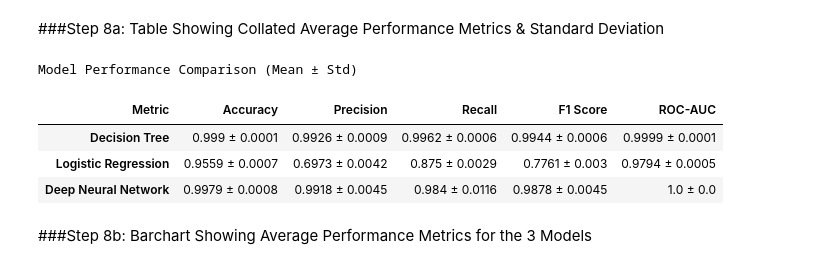
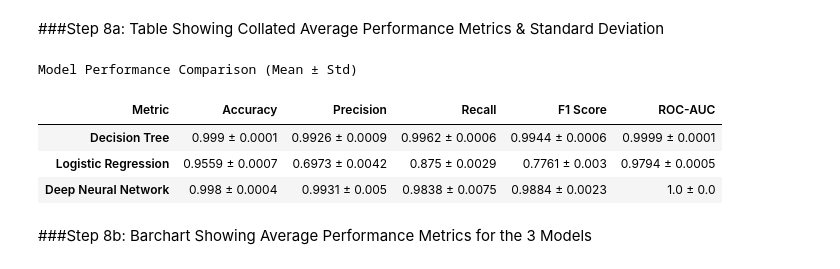
Before and after one commit to COMP3608-Group-12/Project, a Jupyter notebook: Group_12_Dataset_2.ipynb, the cells around one changed output. Cells and saved outputs as stored; diff of their text form; code cells hidden in the pictures.

```diff
--- a/Group_12_Dataset_2.ipynb
+++ b/Group_12_Dataset_2.ipynb
@@ -200,7 +200,7 @@ Confusion Matrix:
 # %% [markdown]
 ## Step 6: Deep Neural Network
 # %%
-#Runtime approx. 35mins
+#Runtime approx. 45mins
 
 #Importing relavent packages
 import tensorflow as tf
@@ -243,7 +243,8 @@ def create_dnn_model(input_dim):
 
 #K-Fold setup
 kf = StratifiedKFold(n_splits=10, shuffle=True, random_state=42)
-all_results = []
+
+dnn_fold_results = []
 
 all_y_true_dnn = []
 all_y_prob_dnn = []
@@ -270,9 +271,9 @@ for fold, (train_index, test_index) in enumerate(kf.split(X, y), 1):
 
 
     #Training Model
-    model = create_dnn_model(input_dim = X_train_resampled.shape[1])
+    model_dnn = create_dnn_model(input_dim = X_train_resampled.shape[1])
 
-    history = model.fit(
+    history = model_dnn.fit(
         X_train_resampled, y_train_resampled,
         epochs = 10,
         batch_size = 256,
@@ -281,7 +282,7 @@ for fold, (train_index, test_index) in enumerate(kf.split(X, y), 1):
     )
 
     #Predicting
-    y_prob = model.predict(X_test_scaled, verbose = 1).flatten()
+    y_prob = model_dnn.predict(X_test_scaled, verbose = 1).flatten()
 
     #The following code was executed in order to choose the best possible threshold
     # ================== THRESHOLD TUNING ==================
@@ -329,8 +330,8 @@ for fold, (train_index, test_index) in enumerate(kf.split(X, y), 1):
         'ROC-AUC': roc_auc_score(y_test, y_prob)
     }
 
-    results_df_dnn_dataset1 = pd.DataFrame({"Metric": list(results.keys()), "Value": [round(value, 4) for value in results.values()]})
-    print(results_df_dnn_dataset1)
+    results_df = pd.DataFrame({"Metric": list(results.keys()), "Value": [round(value, 4) for value in results.values()]})
+    print(results_df)
 
     print("\n Confusion Matrix:")
     print(confusion_matrix(y_test, y_pred))
@@ -340,19 +341,20 @@ for fold, (train_index, test_index) in enumerate(kf.split(X, y), 1):
 
 
     #Appending all results
-    all_results.append(results)
+    dnn_fold_results.append(results)
 
 #Tabulated Average of Results
-results_df_dnn_dataset1  = pd.DataFrame(all_results)
-avg_results_dnn_dataset1 = results_df_dnn_dataset1.mean()
-std_results_dnn_dataset1 = results_df_dnn_dataset1.std()
-final_df_dnn_dataset1    = pd.DataFrame({"Metric": avg_results_dnn_dataset1.index,
-                                         "Average Value": [round(val, 4) for val in avg_results_dnn_dataset1.values],
-                                         "Std Dev": [round(val, 4) for val in std_results_dnn_dataset1.values],
+dnn_results_df  = pd.DataFrame(dnn_fold_results)
+
+avg_results_dnn = dnn_results_df.mean()
+std_results_dnn = dnn_results_df.std()
+final_results_dnn = pd.DataFrame({"Metric": avg_results_dnn.index,
+                                         "Average Value": [round(val, 4) for val in avg_results_dnn.values],
+                                         "Std Dev": [round(val, 4) for val in std_results_dnn.values],
                                          })
 
 print("\n================== AVERAGE PERFORMANCE ==================")
-print(final_df_dnn_dataset1.to_string(index=False))
+print(final_results_dnn.to_string(index=False))
 # %% [output]
 ================== Fold 1 ==================
 Epoch 1/10
@@ -522,9 +524,9 @@ Confusion Matrix:
 ###Step 8a: Table Showing Collated Average Performance Metrics & Standard Deviation
 # %%
 # Set Metric as index
-dt_df = final_df.set_index("Metric")
+dt_df = final_results_dt.set_index("Metric")
 lr_df = final_results_lr.set_index("Metric")
-dnn_df = final_df_dnn_dataset1.set_index("Metric")
+dnn_df = final_results_dnn.set_index("Metric")
 
 # Combining mean ± std dev
 summary_table = pd.concat([
@@ -541,34 +543,34 @@ styled_table = (
         # Caption
         {'selector': 'caption',
          'props': [('font-size', '18px'),
                    ('font-weight', 'bold'),
                    ('text-align', 'center'),
                    ('margin-bottom', '10px')]},
 
         # Header
         {'selector': 'th',
          'props': [('font-size', '15px'),
                    ('text-align', 'center'),
                    ('background-color', '#2c3e50'),
                    ('color', 'white'),
                    ('padding', '15px')]},
 
         # Data cells
         {'selector': 'td',
          'props': [('text-align', 'center'),
                    ('padding', '15px'),
                    ('border', '1px solid #ddd')]},
 
     ])
 )
 
 display(styled_table)
 # %% [output]
 Model Performance Comparison (Mean ± Std)
 | Metric | Accuracy | Precision | Recall | F1 Score | ROC-AUC |
 | Decision Tree | 0.999 ± 0.0001 | 0.9926 ± 0.0009 | 0.9962 ± 0.0006 | 0.9944 ± 0.0006 | 0.9999 ± 0.0001 |
 | Logistic Regression | 0.9559 ± 0.0007 | 0.6973 ± 0.0042 | 0.875 ± 0.0029 | 0.7761 ± 0.003 | 0.9794 ± 0.0005 |
-| Deep Neural Network | 0.9979 ± 0.0008 | 0.9918 ± 0.0045 | 0.984 ± 0.0116 | 0.9878 ± 0.0045 | 1.0 ± 0.0 |
+| Deep Neural Network | 0.998 ± 0.0004 | 0.9931 ± 0.005 | 0.9838 ± 0.0075 | 0.9884 ± 0.0023 | 1.0 ± 0.0 |
 # %% [markdown]
 ###Step 8b: Barchart Showing Average Performance Metrics for the 3 Models
 # %%
```
Also changed, not shown: parts of 4 cells of this notebook.
